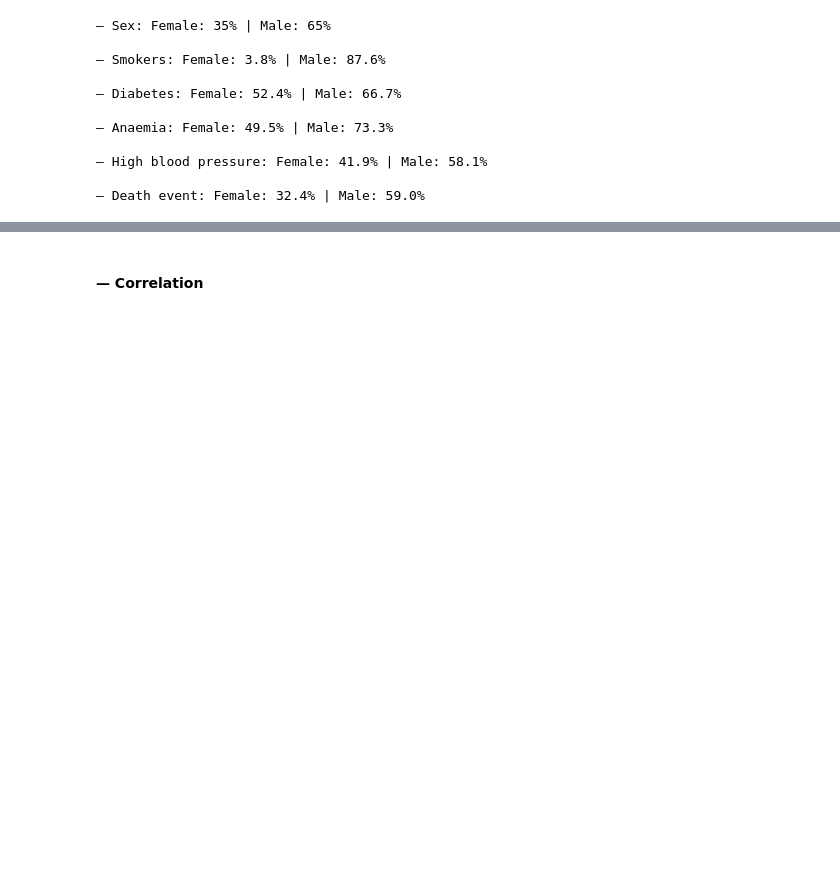
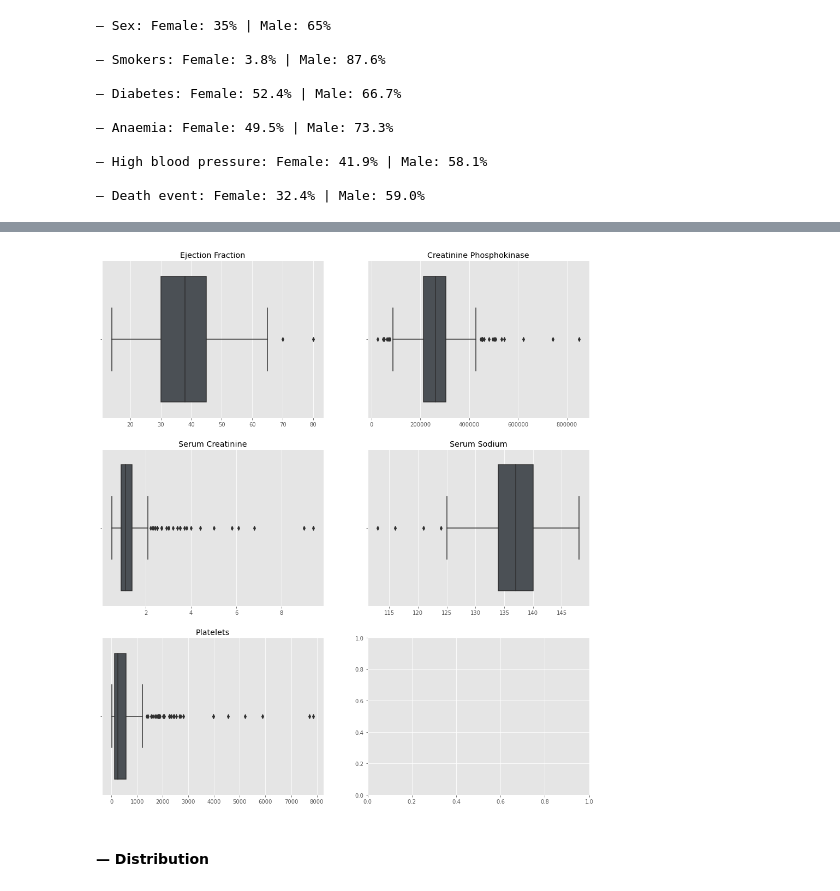
Before and after one commit to mizydorek/Programming-for-Data-Analysis-Project, a Jupyter notebook: project.ipynb, the cells around one changed output, grey strips where cells are left out. Drawn from its saved outputs; the diff is of its cells as text; code cells hidden in the pictures; blank space fills up the shorter version.

```diff
--- a/project.ipynb
+++ b/project.ipynb
@@ -291,2 +335,11 @@ print('— Death event: Female: {:.1f}% | Male: {:.1f}%'.format((fde/f)*p, (mde/
+# %%
+fig, axes = plt.subplots(3, 2, figsize=(16,18))
+sns.boxplot(data=df, x=df['ejection_fraction'], ax=axes[0,0]).set(title='Ejection Fraction', xlabel="");
+sns.boxplot(data=df, x=df['platelets'], ax=axes[0,1]).set(title='Creatinine Phosphokinase', xlabel="");
+sns.boxplot(data=df, x=df['serum_creatinine'], ax=axes[1,0]).set(title='Serum Creatinine', xlabel="");
+sns.boxplot(data=df, x=df['serum_sodium'], ax=axes[1,1]).set(title='Serum Sodium', xlabel="");
+sns.boxplot(data=df, x=df['creatinine_phosphokinase'], ax=axes[2,0]).set(title='Platelets', xlabel="");
+# %% [output]
+[figure, added]
 # %% [markdown]
-#### — Correlation
+#### — Distribution
```
Also changed, not shown: parts of 15 cells of this notebook.
